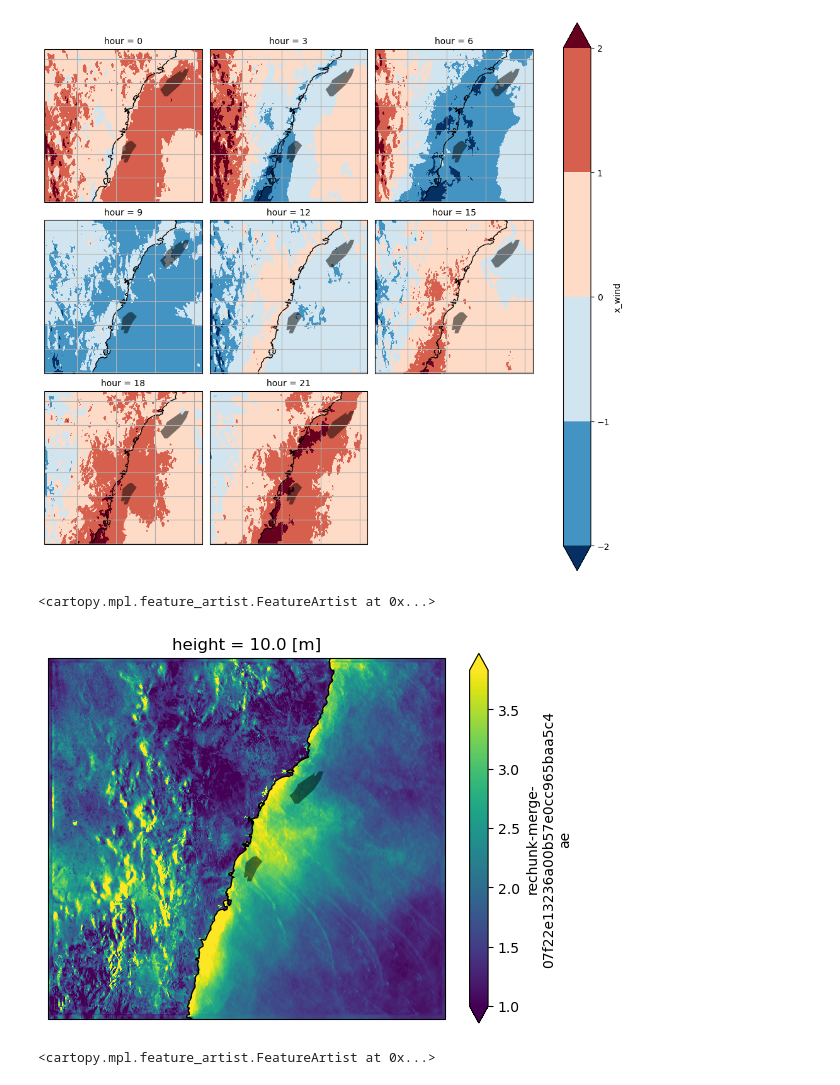
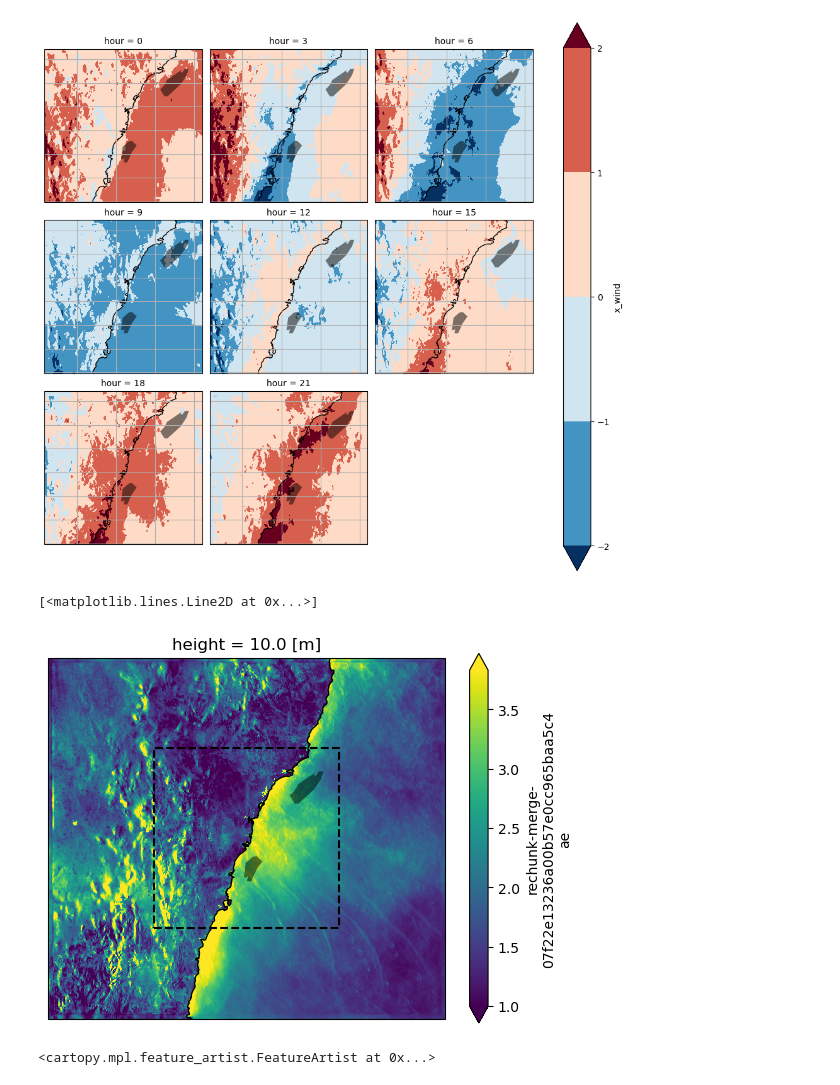
Before and after one commit to 21centuryweather/RNS_Sydney_1km, a Jupyter notebook: plotting_code/boundary_effects.ipynb, the cells around one changed output. Cells and saved outputs as stored; diff of their text form; code cells hidden in the pictures.

```diff
--- a/plotting_code/boundary_effects.ipynb
+++ b/plotting_code/boundary_effects.ipynb
@@ -247,22 +287,32 @@ for i in range(fg.axs.shape[0]):
 # %%
 import xrft
 
 ax=plt.axes(projection=ccrs.PlateCarree())
 
 #Compute power spectrum of U wind component
 power_spectrum = xrft.power_spectrum(sy_u_l.x_wind,spacing_tol=0.01,dim="time").sel(freq_time=slice(0,np.inf))
 
 #Integrate the spectrum for frequencies higher than 24 hours
 (2*(
     (power_spectrum.sel(freq_time=1/(power_spectrum.freq_time*60*60) <= 24))
     .integrate("freq_time"))
 ).plot(robust=True,ax=ax)
 geopandas.GeoDataFrame(offshore_regions).loc[[0],"geometry"].plot(ax=ax,alpha=0.5,color="k")
 geopandas.GeoDataFrame(offshore_regions).loc[[8],"geometry"].plot(ax=ax,alpha=0.5,color="k")
 ax.coastlines()
+ax.plot([u_hourly.longitude.min(),
+          u_hourly.longitude.max(),
+          u_hourly.longitude.max(),
+          u_hourly.longitude.min(),
+          u_hourly.longitude.min()],
+         [u_hourly.latitude.min(),
+          u_hourly.latitude.min(),
+          u_hourly.latitude.max(),
+          u_hourly.latitude.max(),
+          u_hourly.latitude.min()], color="k", ls="--")
 # %% [output]
-<cartopy.mpl.feature_artist.FeatureArtist at 0x...>
+[<matplotlib.lines.Line2D at 0x...>]
-[figure, old version]
+[figure, new version]
 # %%
 import xrft
 
```
Also changed, not shown: parts of 4 cells of this notebook.
